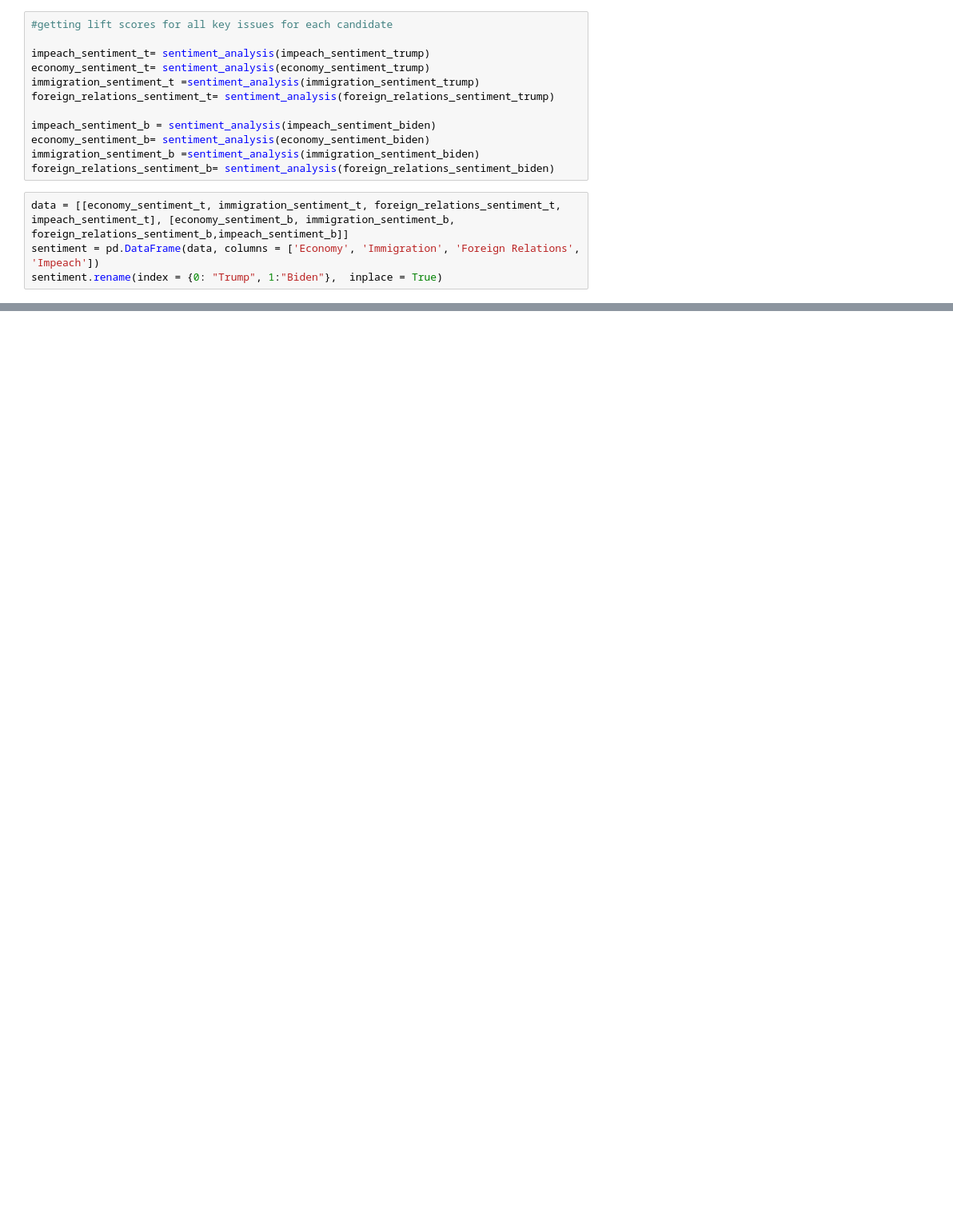
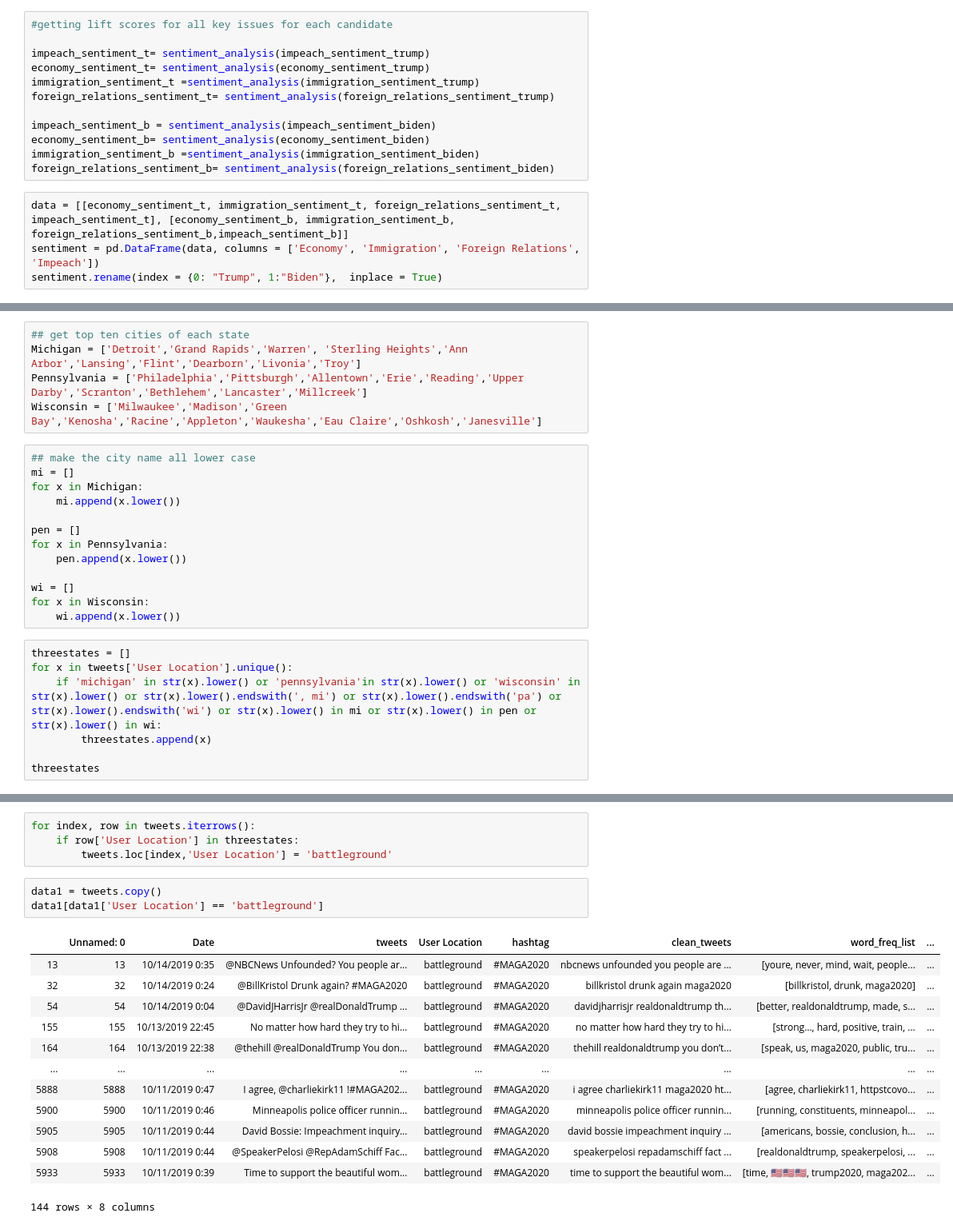
Before and after one commit to VrindaSharma-1/trump-biden, a Jupyter notebook: Assignment2.ipynb, the cells around one changed output, grey strips where cells are left out. Shown: that part at 80% size. Saved outputs shown, nothing was run; the diff lists cells and outputs as text; blank space fills up the shorter version.

```diff
--- a/Assignment2.ipynb
+++ b/Assignment2.ipynb
@@ -263,0 +270,25 @@ sentiment
+# %%
+## get top ten cities of each state
+Michigan = ['Detroit','Grand Rapids','Warren', 'Sterling Heights','Ann Arbor','Lansing','Flint','Dearborn','Livonia','Troy']
+Pennsylvania = ['Philadelphia','Pittsburgh','Allentown','Erie','Reading','Upper Darby','Scranton','Bethlehem','Lancaster','Millcreek']
+Wisconsin = ['Milwaukee','Madison','Green Bay','Kenosha','Racine','Appleton','Waukesha','Eau Claire','Oshkosh','Janesville']
+# %%
+## make the city name all lower case
+mi = []
+for x in Michigan:
+    mi.append(x.lower())
+
+pen = []
+for x in Pennsylvania:
+    pen.append(x.lower())
+
+wi = []
+for x in Wisconsin:
+    wi.append(x.lower())
+# %%
+threestates = []
+for x in tweets['User Location'].unique():
+    if 'michigan' in str(x).lower() or 'pennsylvania'in str(x).lower() or 'wisconsin' in str(x).lower() or str(x).lower().endswith(', mi') or str(x).lower().endswith('pa') or str(x).lower().endswith('wi') or str(x).lower() in mi or str(x).lower() in pen or str(x).lower() in wi:
+        threestates.append(x)
+
+threestates
@@ -263,0 +313,21 @@ sentiment
+# %%
+for index, row in tweets.iterrows():
+    if row['User Location'] in threestates:
+        tweets.loc[index,'User Location'] = 'battleground'
+# %%
+data1 = tweets.copy()
+data1[data1['User Location'] == 'battleground']
+# %% [output]
+|  | Unnamed: 0 | Date | tweets | User Location | hashtag | clean_tweets | word_freq_list | ... |
+| 13 | 13 | 10/14/2019 0:35 | @NBCNews Unfounded? You people ar... | battleground | #MAGA2020 | nbcnews unfounded you people are ... | [youre, never, mind, wait, people... | ... |
+| 32 | 32 | 10/14/2019 0:24 | @BillKristol Drunk again? #MAGA2020 | battleground | #MAGA2020 | billkristol drunk again maga2020 | [billkristol, drunk, maga2020] | ... |
+| 54 | 54 | 10/14/2019 0:04 | @DavidJHarrisJr @realDonaldTrump ... | battleground | #MAGA2020 | davidjharrisjr realdonaldtrump th... | [better, realdonaldtrump, made, s... | ... |
+| 155 | 155 | 10/13/2019 22:45 | No matter how hard they try to hi... | battleground | #MAGA2020 | no matter how hard they try to hi... | [strong…, hard, positive, train, ... | ... |
+| 164 | 164 | 10/13/2019 22:38 | @thehill @realDonaldTrump You don... | battleground | #MAGA2020 | thehill realdonaldtrump you don’t... | [speak, us, maga2020, public, tru... | ... |
+| ... | ... | ... | ... | ... | ... | ... | ... | ... |
+| 5888 | 5888 | 10/11/2019 0:47 | I agree, @charliekirk11 !#MAGA202... | battleground | #MAGA2020 | i agree charliekirk11 maga2020 ht... | [agree, charliekirk11, httpstcovo... | ... |
+| 5900 | 5900 | 10/11/2019 0:46 | Minneapolis police officer runnin... | battleground | #MAGA2020 | minneapolis police officer runnin... | [running, constituents, minneapol... | ... |
+| 5905 | 5905 | 10/11/2019 0:44 | David Bossie: Impeachment inquiry... | battleground | #MAGA2020 | david bossie impeachment inquiry ... | [americans, bossie, conclusion, h... | ... |
+| 5908 | 5908 | 10/11/2019 0:44 | @SpeakerPelosi @RepAdamSchiff Fac... | battleground | #MAGA2020 | speakerpelosi repadamschiff fact ... | [realdonaldtrump, speakerpelosi, ... | ... |
+| 5933 | 5933 | 10/11/2019 0:39 | Time to support the beautiful wom... | battleground | #MAGA2020 | time to support the beautiful wom... | [time, 🇺🇸🇺🇸🇺🇸, trump2020, maga202... | ... |
+144 rows × 8 columns
```
Also changed, not shown: parts of 21 cells of this notebook.
